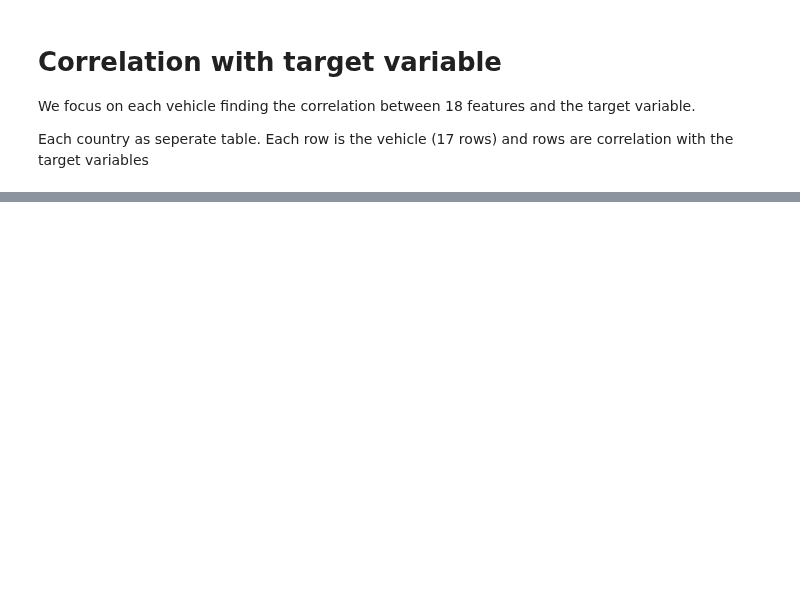
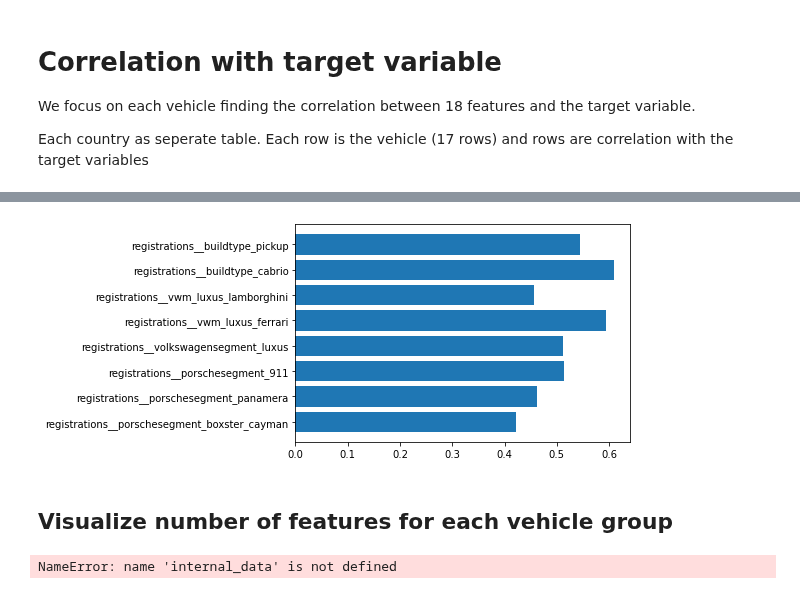
Before and after one commit to zuivu/porsche-forecast-sale, a Jupyter notebook: code/correlation.ipynb, the cells around one changed output, grey strips where cells are left out. Cells and saved outputs as stored; diff of their text form; code cells hidden in the pictures; blank space fills up the shorter version.

```diff
--- a/code/correlation.ipynb
+++ b/code/correlation.ipynb
@@ -88,0 +103,3 @@ sales_info_list
+# %%
+large_corr_ex_features = ex_correlation[abs(ex_correlation) > 0.4]
+print(large_corr_ex_features)
@@ -88,0 +116,7 @@ sales_info_list
+# %%
+plt.barh(large_corr_ex_features.index, large_corr_ex_features.values)
+plt.show()
+# %% [output]
+[figure, added]
+# %% [markdown]
+## Visualize number of features for each vehicle group
@@ -88,0 +145,4 @@ sales_info_list
+# %%
+len(internal_data.columns) + len(external_data.columns), len(internal_data.columns) + len(external_data.columns) == len(df.columns)
+# %% [output]
+NameError: name 'internal_data' is not defined
```
Also changed, not shown: parts of 24 cells of this notebook.
